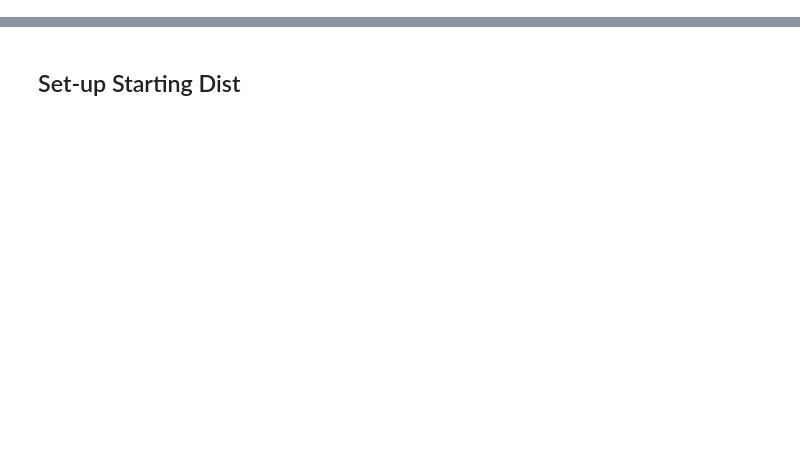
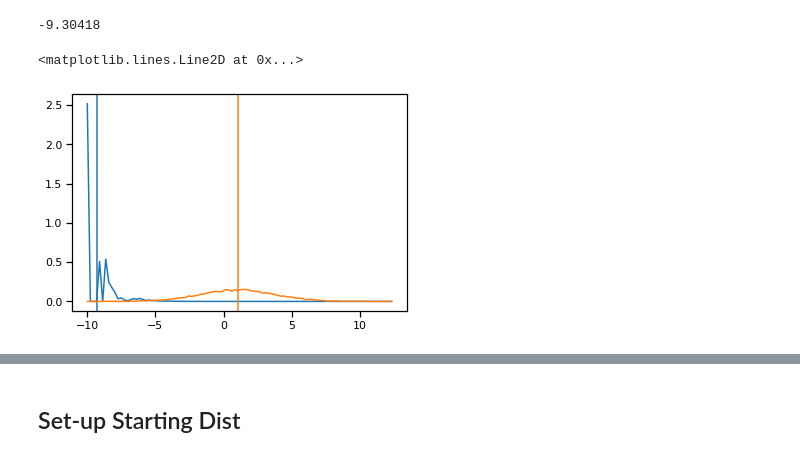
Before and after one commit to ur-whitelab/py0, a Jupyter notebook: examples/Algorithm2.ipynb, the cells around one changed output, grey strips where cells are left out. Cells and saved outputs as stored; diff of their text form; code cells hidden in the pictures; blank space fills up the shorter version.

```diff
--- a/examples/Algorithm2.ipynb
+++ b/examples/Algorithm2.ipynb
@@ -17,0 +65,2 @@ sns.set_context('notebook')
+# %%
+r = maxentep.Restraint(lambda x: x, -5, maxentep.EmptyPrior())
@@ -17,0 +69,4 @@ sns.set_context('notebook')
+# %%
+me_model = maxentep.MaxentModel([r])
+me_model.compile(tf.keras.optimizers.Adam(0.01), 'mean_squared_error')
+me_model.fit(y, epochs=4)
@@ -17,0 +83,15 @@ sns.set_context('notebook')
+# %%
+np.sum(np.squeeze(y) * me_model.traj_weights)
+# %% [output]
+-9.30418
+# %%
+grid,bins = np.histogram(np.squeeze(y), bins=100, weights=me_model.traj_weights, density=True)
+plt.plot((bins[1:] + bins[:-1]) / 2, grid)
+plt.axvline(np.sum(np.squeeze(y) * me_model.traj_weights))
+
+grid,bins = np.histogram(np.squeeze(y), bins=100, density=True)
+plt.plot((bins[1:] + bins[:-1]) / 2, grid, color='C1')
+plt.axvline(np.mean(np.squeeze(y)), color='C1')
+# %% [output]
+<matplotlib.lines.Line2D at 0x...>
+[figure, added]
```
Also changed, not shown: parts of 41 cells of this notebook, 6 other files.
